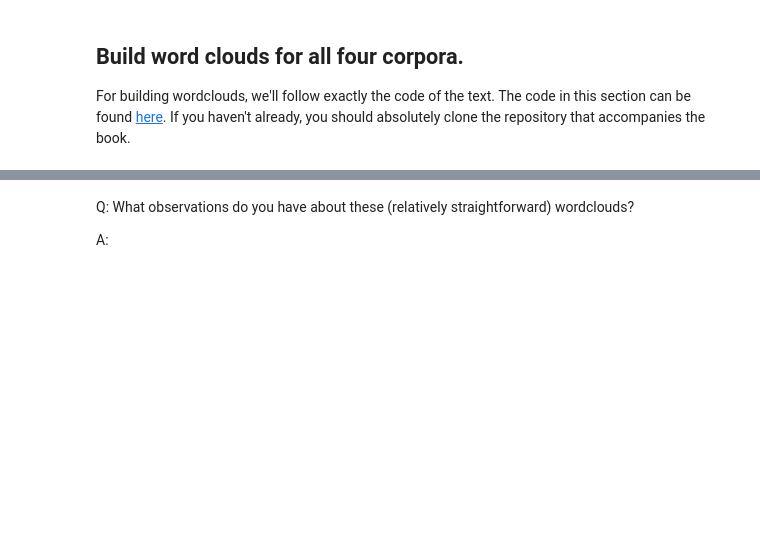
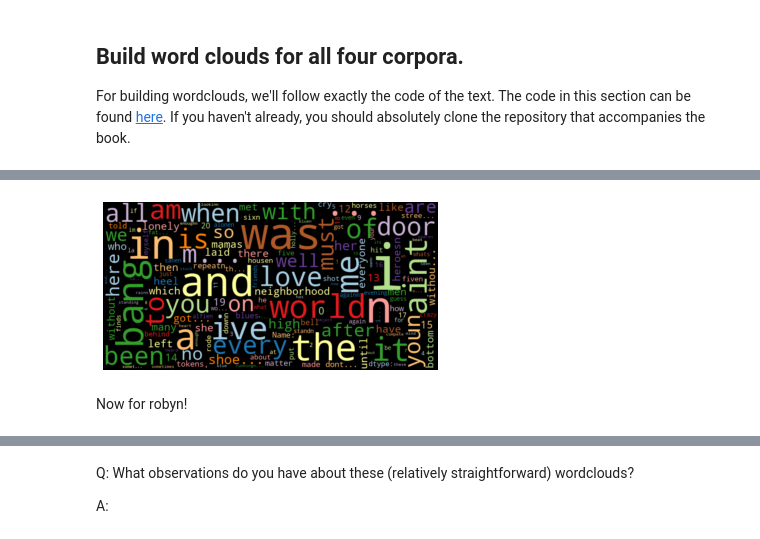
Before and after one commit to munipayal1/MADS-509-Module-3, a Jupyter notebook: Group_Comparison.ipynb, the cells around one changed output, grey strips where cells are left out. Cells and saved outputs as stored; diff of their text form; code cells hidden in the pictures; blank space fills up the shorter version.

Commit message:
word clouds for lyrics cher

```diff
--- a/Group_Comparison.ipynb
+++ b/Group_Comparison.ipynb
@@ -393,7 +484,8 @@ def count_words(df, column='tokens', preprocess=None, min_freq=2):
 
     # process tokens and update counter
     def update(doc):
-        tokens = doc if preprocess is None else preprocess(doc)
+        #tokens = doc if preprocess is None else preprocess(doc)
+        tokens = str(df[column]).split()
         counter.update(tokens)
 
     # create counter and run through all data
@@ -408,0 +503,9 @@ def count_words(df, column='tokens', preprocess=None, min_freq=2):
+# %%
+#this was actually from code I did not
+#use in the last assignment, but commented out lol
+#source:
+#https://towardsdatascience.com/
+#select-data-in-python-pandas-
+#easily-with-loc-iloc-c6e8bc979e3e
+
+cher_lyrics_for_cloud = lyrics_data.loc[lyrics_data['artist'] == 'cher']
@@ -408,0 +521,5 @@ def count_words(df, column='tokens', preprocess=None, min_freq=2):
+# %%
+#putting cher_lyrics_for_cloud through
+#the count_words dataframe
+
+cher_count_words = count_words(cher_lyrics_for_cloud)
@@ -408,0 +542,6 @@ def count_words(df, column='tokens', preprocess=None, min_freq=2):
+# %%
+wordcloud(cher_count_words['freq'])
+# %% [output]
+[figure, added]
+# %% [markdown]
+Now for robyn!
```
Also changed, not shown: parts of 15 cells of this notebook.
